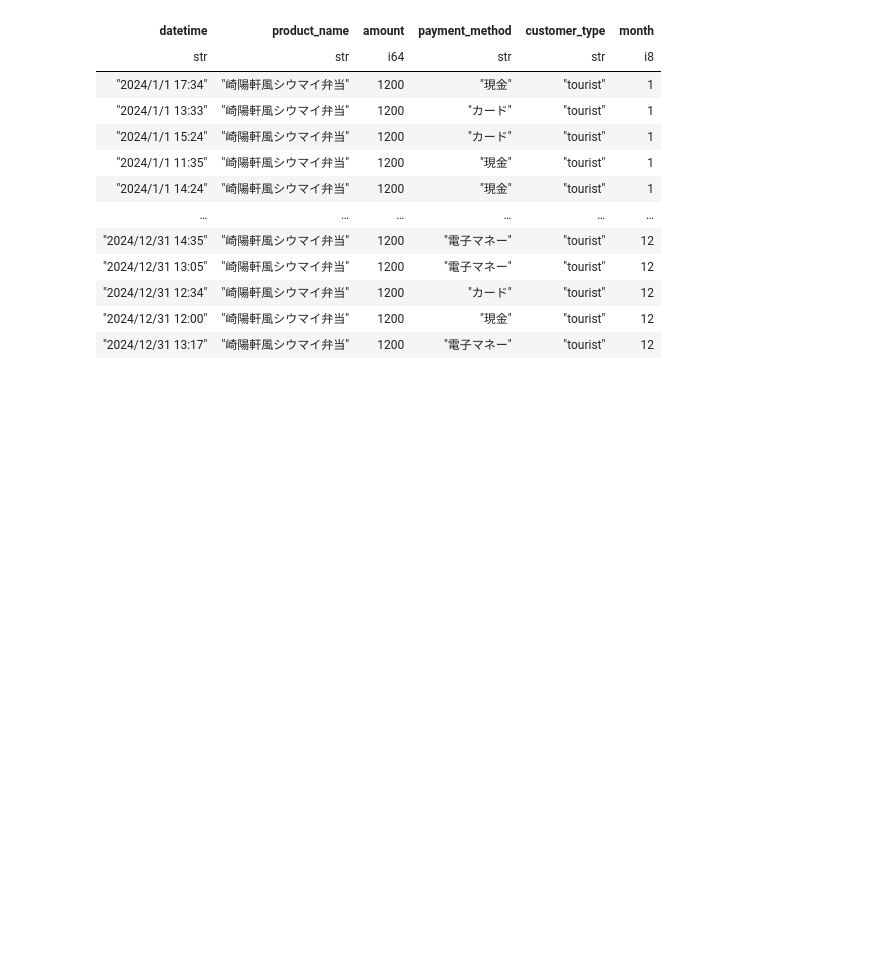
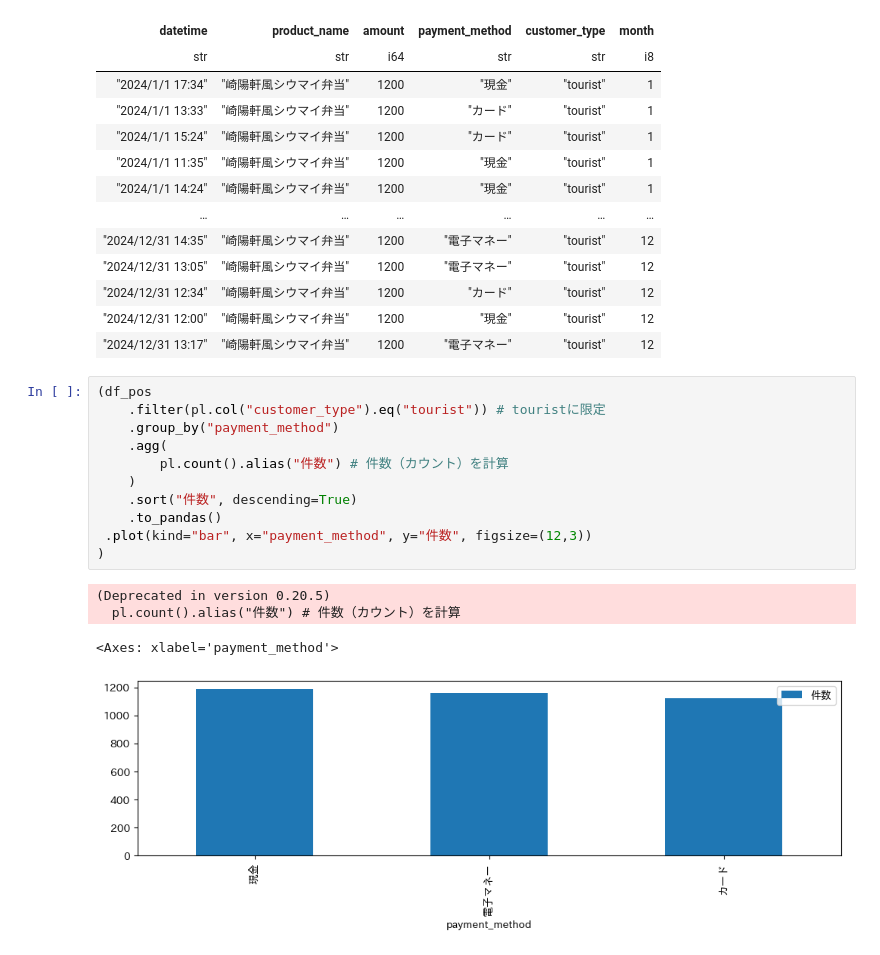
Before and after one commit to sitimi73/xbp_pos, a Jupyter notebook: analyzer.ipynb, the cells around one changed output. Cells and saved outputs as stored; diff of their text form; blank space fills up the shorter version.

```diff
--- a/analyzer.ipynb
+++ b/analyzer.ipynb
@@ -65,3 +109,19 @@ shape: (32_459, 6)
 | "2024/12/31 12:34" | "崎陽軒風シウマイ弁当" | 1200 | "カード" | "tourist" | 12 |
 | "2024/12/31 12:00" | "崎陽軒風シウマイ弁当" | 1200 | "現金" | "tourist" | 12 |
 | "2024/12/31 13:17" | "崎陽軒風シウマイ弁当" | 1200 | "電子マネー" | "tourist" | 12 |
+# %%
+(df_pos
+    .filter(pl.col("customer_type").eq("tourist")) # touristに限定
+    .group_by("payment_method")
+    .agg(
+        pl.count().alias("件数") # 件数（カウント）を計算
+    )
+    .sort("件数", descending=True)
+    .to_pandas()
+ .plot(kind="bar", x="payment_method", y="件数", figsize=(12,3))
+)
+# %% [output]
+(Deprecated in version 0.20.5)
+  pl.count().alias("件数") # 件数（カウント）を計算
+<Axes: xlabel='payment_method'>
+[figure, added]
```
Also changed, not shown: parts of 5 cells of this notebook.
